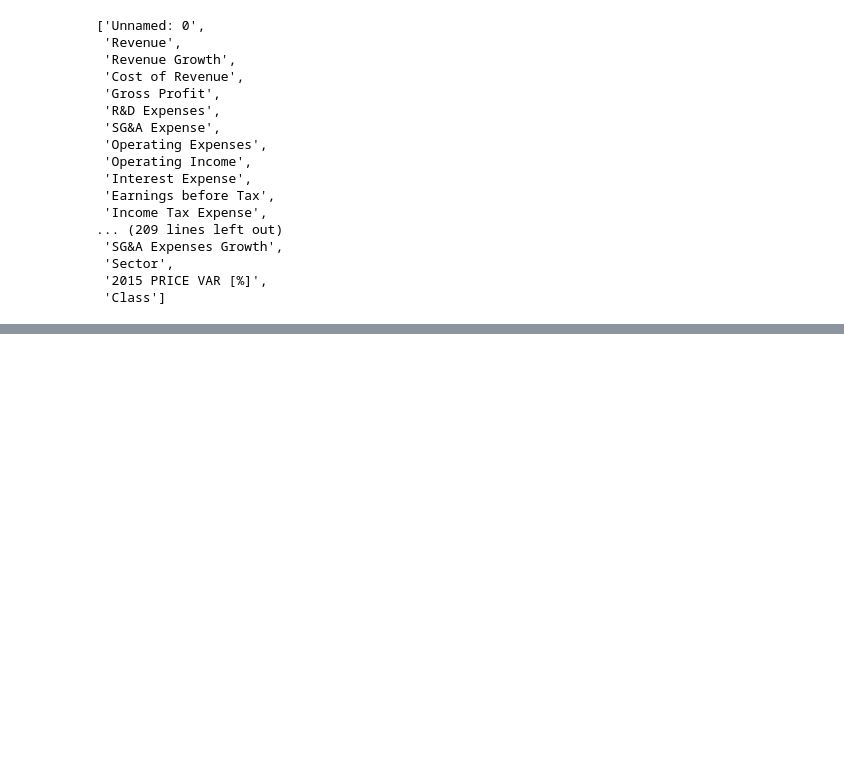
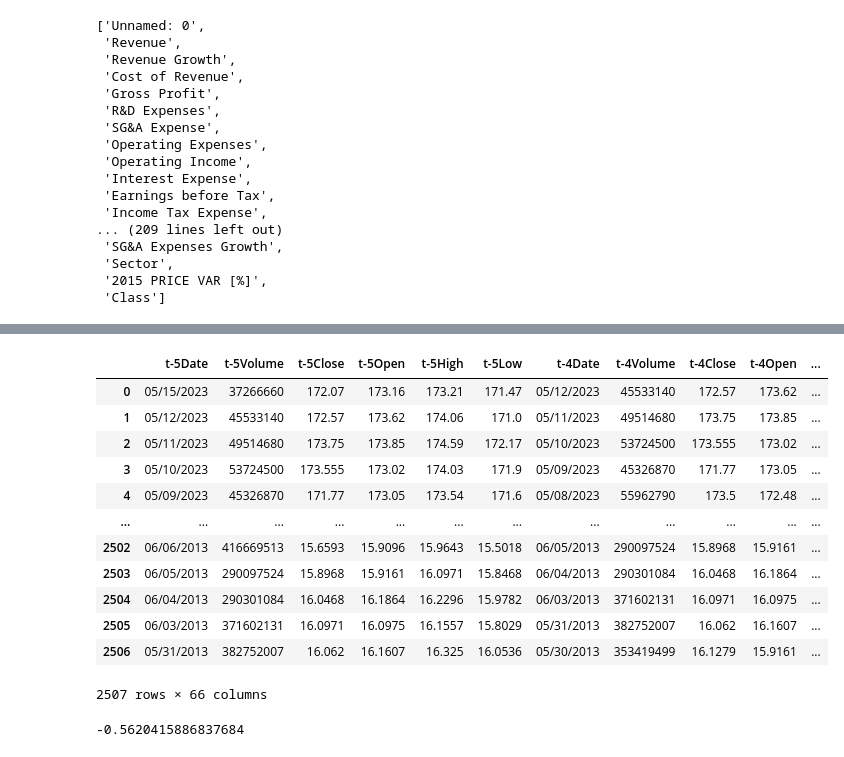
Before and after one commit to PhillipFeldman/StocksAI, a Jupyter notebook: Data_exploration.ipynb, the cells around one changed output, grey strips where cells are left out. Cells and saved outputs as stored; diff of their text form; code cells hidden in the pictures; blank space fills up the shorter version.

```diff
--- a/Data_exploration.ipynb
+++ b/Data_exploration.ipynb
@@ -110,0 +274,30 @@ list(df_2014_financial_data)
+# %%
+df.dropna(inplace=True)
+df = df.reset_index(drop=True)
+df
+# %% [output]
+|  | t-5Date | t-5Volume | t-5Close | t-5Open | t-5High | t-5Low | t-4Date | t-4Volume | t-4Close | t-4Open | ... |
+| 0 | 05/15/2023 | 37266660 | 172.07 | 173.16 | 173.21 | 171.47 | 05/12/2023 | 45533140 | 172.57 | 173.62 | ... |
+| 1 | 05/12/2023 | 45533140 | 172.57 | 173.62 | 174.06 | 171.0 | 05/11/2023 | 49514680 | 173.75 | 173.85 | ... |
+| 2 | 05/11/2023 | 49514680 | 173.75 | 173.85 | 174.59 | 172.17 | 05/10/2023 | 53724500 | 173.555 | 173.02 | ... |
+| 3 | 05/10/2023 | 53724500 | 173.555 | 173.02 | 174.03 | 171.9 | 05/09/2023 | 45326870 | 171.77 | 173.05 | ... |
+| 4 | 05/09/2023 | 45326870 | 171.77 | 173.05 | 173.54 | 171.6 | 05/08/2023 | 55962790 | 173.5 | 172.48 | ... |
+| ... | ... | ... | ... | ... | ... | ... | ... | ... | ... | ... | ... |
+| 2502 | 06/06/2013 | 416669513 | 15.6593 | 15.9096 | 15.9643 | 15.5018 | 06/05/2013 | 290097524 | 15.8968 | 15.9161 | ... |
+| 2503 | 06/05/2013 | 290097524 | 15.8968 | 15.9161 | 16.0971 | 15.8468 | 06/04/2013 | 290301084 | 16.0468 | 16.1864 | ... |
+| 2504 | 06/04/2013 | 290301084 | 16.0468 | 16.1864 | 16.2296 | 15.9782 | 06/03/2013 | 371602131 | 16.0971 | 16.0975 | ... |
+| 2505 | 06/03/2013 | 371602131 | 16.0971 | 16.0975 | 16.1557 | 15.8029 | 05/31/2013 | 382752007 | 16.062 | 16.1607 | ... |
+| 2506 | 05/31/2013 | 382752007 | 16.062 | 16.1607 | 16.325 | 16.0536 | 05/30/2013 | 353419499 | 16.1279 | 15.9161 | ... |
+2507 rows × 66 columns
+# %%
+target_percent_inc = []
+target_best_day = []
+options = ['t--'+str(i)+'Low' for i in range(1,6)]
+for i in range(len(df['t-4Date'])):
+    today = df['t-0High'][i]
+    best = np.max([df['t--'+str(j)+'Low'][i] for j in range(1,6)])
+    target_percent_inc.append((best-today)*100/today)
+
+np.average(target_percent_inc)
+# %% [output]
+-0.5620415886837684
```
Also changed, not shown: parts of 15 cells of this notebook.
